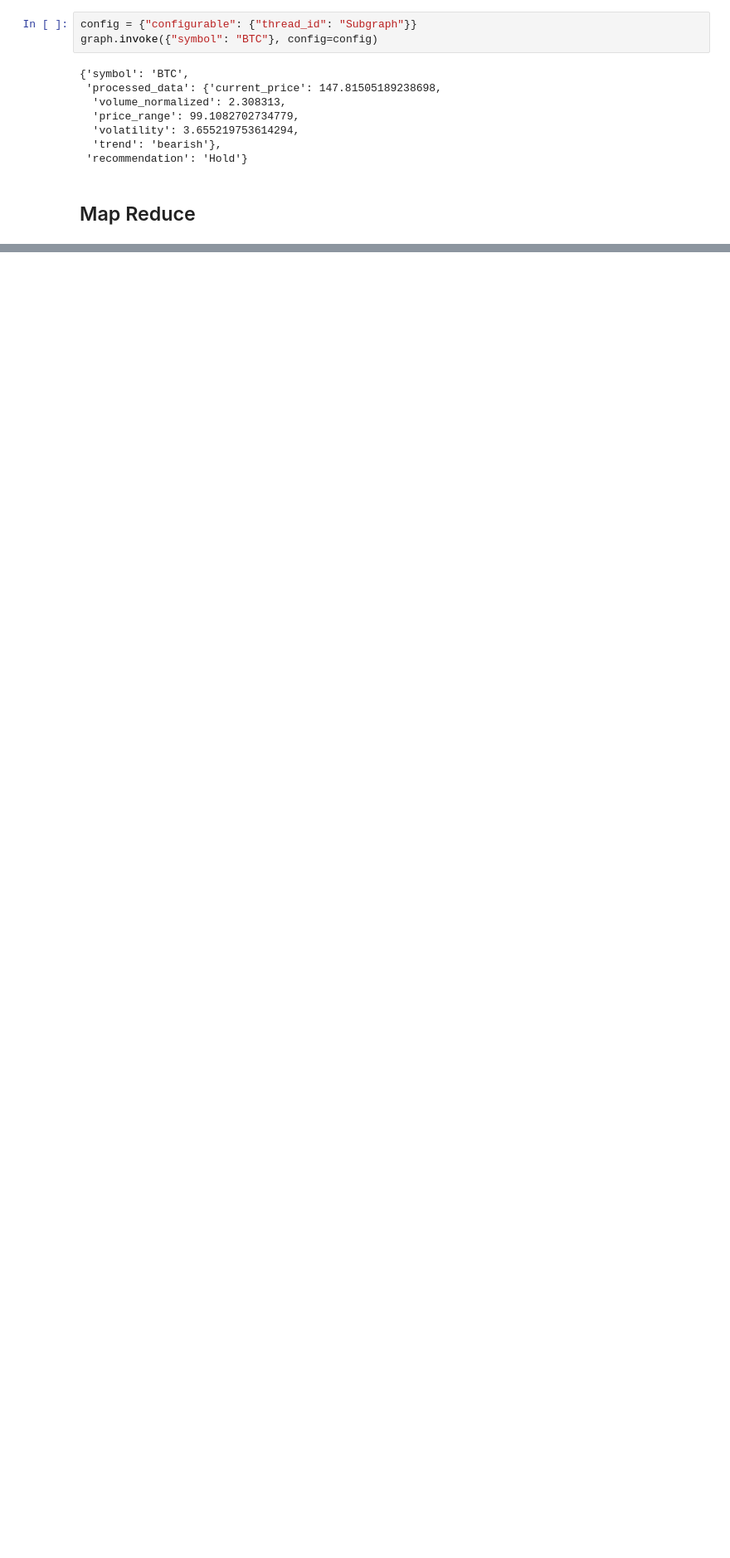
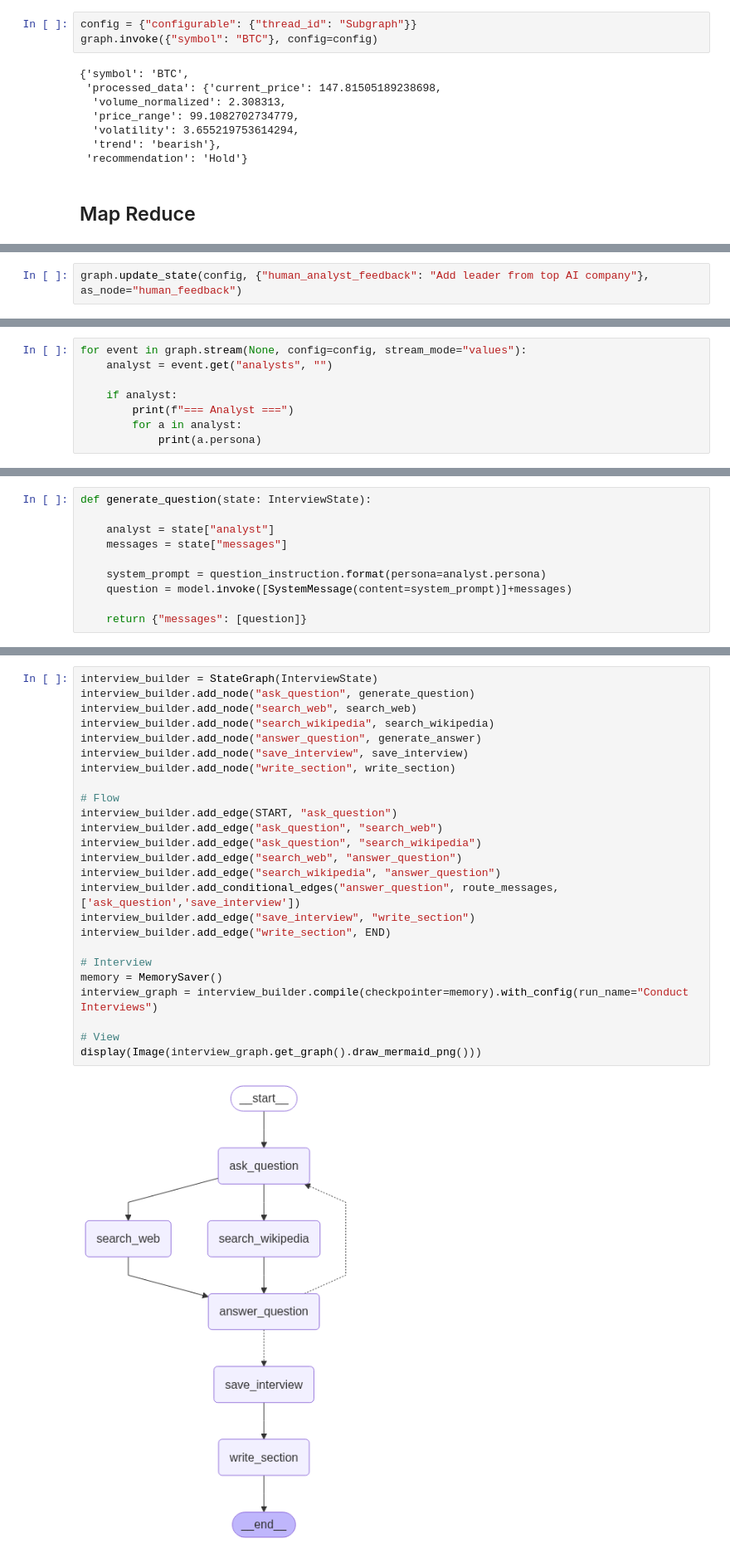
Before and after one commit to DerrickVericho/LLM-Portofolio, a Jupyter notebook: notebook/langgraph.ipynb, the cells around one changed output, grey strips where cells are left out. Shown at 83% size. Cells and saved outputs as stored; diff of their text form; blank space fills up the shorter version.

```diff
--- a/notebook/langgraph.ipynb
+++ b/notebook/langgraph.ipynb
@@ -2833,0 +3062,2 @@ graph.invoke({"symbol": "BTC"}, config=config)
+# %%
+graph.update_state(config, {"human_analyst_feedback": "Add leader from top AI company"}, as_node="human_feedback")
@@ -2833,0 +3068,8 @@ graph.invoke({"symbol": "BTC"}, config=config)
+# %%
+for event in graph.stream(None, config=config, stream_mode="values"):
+    analyst = event.get("analysts", "")
+
+    if analyst:
+        print(f"=== Analyst ===")
+        for a in analyst:
+            print(a.persona)
@@ -2833,0 +3175,10 @@ graph.invoke({"symbol": "BTC"}, config=config)
+# %%
+def generate_question(state: InterviewState):
+
+    analyst = state["analyst"]
+    messages = state["messages"]
+
+    system_prompt = question_instruction.format(persona=analyst.persona)
+    question = model.invoke([SystemMessage(content=system_prompt)]+messages)
+
+    return {"messages": [question]}
@@ -2833,0 +3414,27 @@ graph.invoke({"symbol": "BTC"}, config=config)
+# %%
+interview_builder = StateGraph(InterviewState)
+interview_builder.add_node("ask_question", generate_question)
+interview_builder.add_node("search_web", search_web)
+interview_builder.add_node("search_wikipedia", search_wikipedia)
+interview_builder.add_node("answer_question", generate_answer)
+interview_builder.add_node("save_interview", save_interview)
+interview_builder.add_node("write_section", write_section)
+
+# Flow
+interview_builder.add_edge(START, "ask_question")
+interview_builder.add_edge("ask_question", "search_web")
+interview_builder.add_edge("ask_question", "search_wikipedia")
+interview_builder.add_edge("search_web", "answer_question")
+interview_builder.add_edge("search_wikipedia", "answer_question")
+interview_builder.add_conditional_edges("answer_question", route_messages,['ask_question','save_interview'])
+interview_builder.add_edge("save_interview", "write_section")
+interview_builder.add_edge("write_section", END)
+
+# Interview
+memory = MemorySaver()
+interview_graph = interview_builder.compile(checkpointer=memory).with_config(run_name="Conduct Interviews")
+
+# View
+display(Image(interview_graph.get_graph().draw_mermaid_png()))
+# %% [output]
+[figure, added]
```
Also changed, not shown: parts of 49 cells of this notebook, 2 other files.
